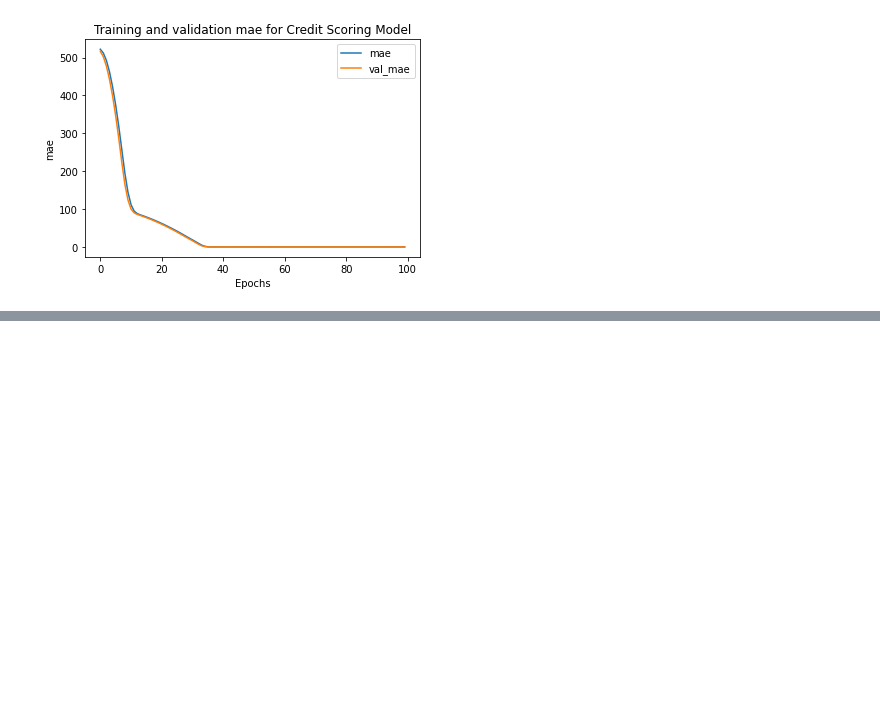
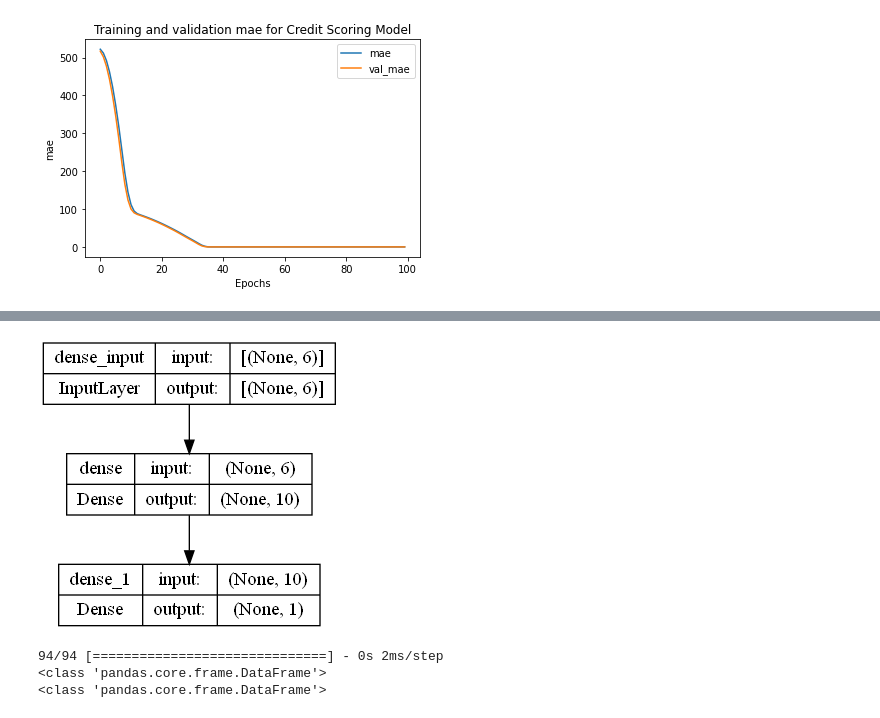
Before and after one commit to imamfirdaus-if/kasbaik, a Jupyter notebook: machine-learning/models/credit-scoring/credit-scoringmodel V4.ipynb, the cells around one changed output, grey strips where cells are left out. Cells and saved outputs as stored; diff of their text form; code cells hidden in the pictures; blank space fills up the shorter version.

Commit message:
Update credit-scoringmodel V4.ipynb
Create plot and test output prediction

```diff
--- a/machine-learning/models/credit-scoring/credit-scoringmodel V4.ipynb
+++ b/machine-learning/models/credit-scoring/credit-scoringmodel V4.ipynb
@@ -239,3 +239,6 @@ plot_graphs(history, "mae")
 # %% [output]
 [figure]
 [figure]
+# %%
+final_model = tf.keras.models.load_model('./Credit Scoring - V4.h5')
+final_model.summary()
@@ -241,0 +259,14 @@ plot_graphs(history, "mae")
+# %%
+tf.keras.utils.plot_model(final_model, show_shapes=True)
+# %% [output]
+[figure, added]
+# %%
+y_vld = pd.DataFrame(y_validate, columns = ['y_vld'])
+y_pred = pd.DataFrame(final_model.predict(X_validate), columns = ['y_pred'])
+
+print(type(y_vld))
+print(type(y_pred))
+# %% [output]
+94/94 [==============================] - 0s 2ms/step
+<class 'pandas.core.frame.DataFrame'>
+<class 'pandas.core.frame.DataFrame'>
```
Also changed, not shown: parts of 10 cells of this notebook.
